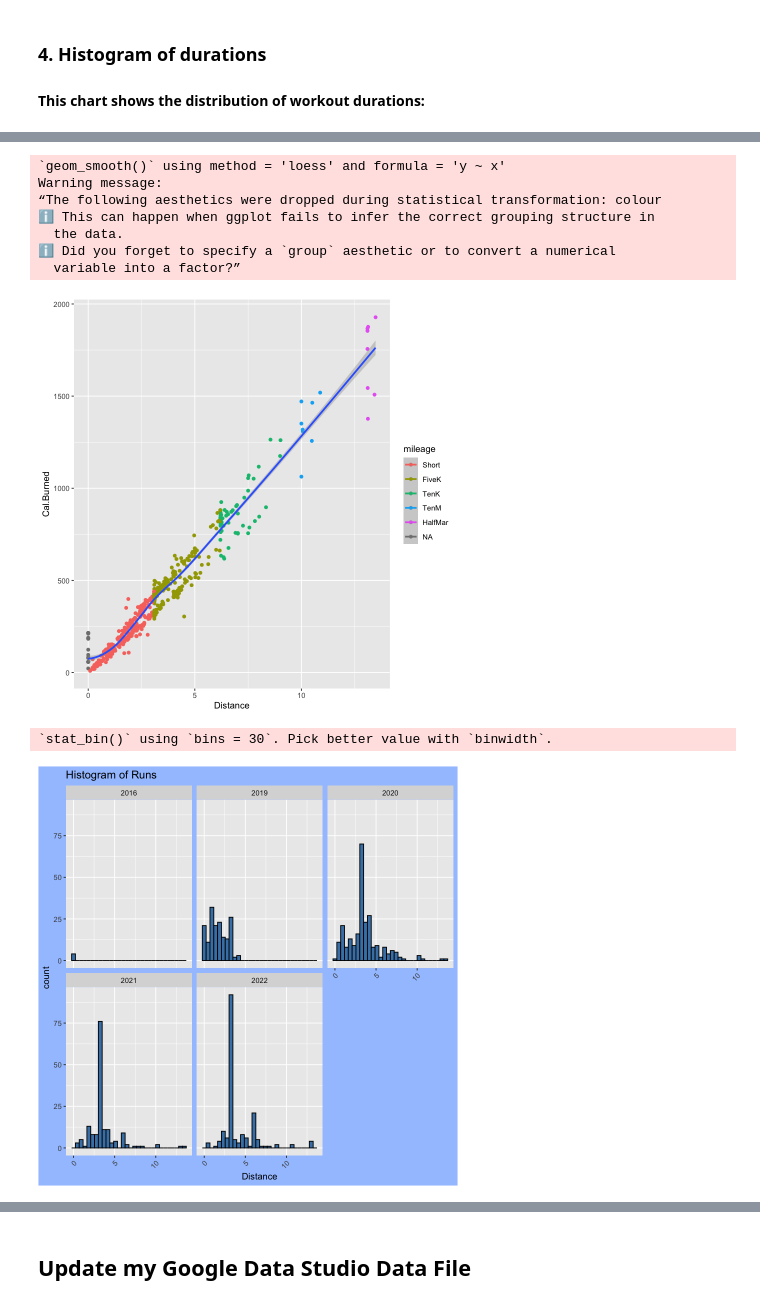
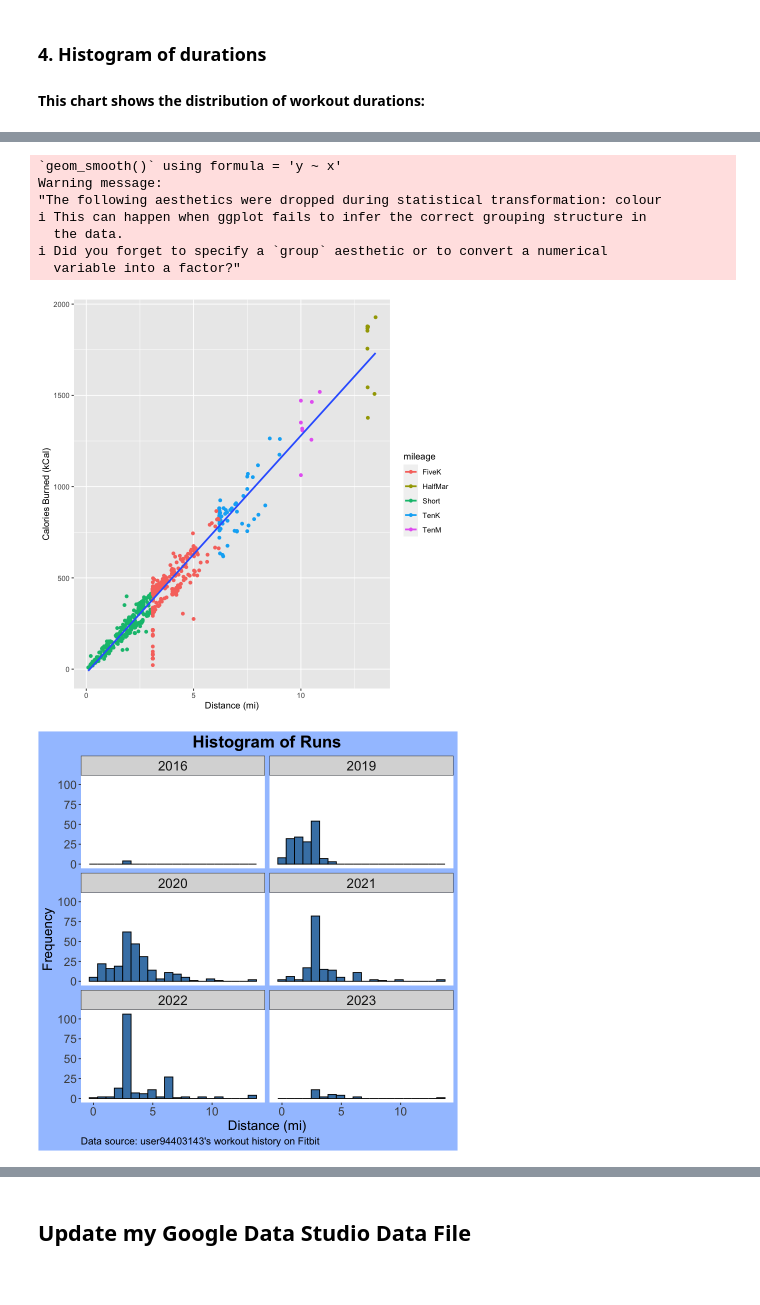
Before and after one commit to Cbhami/Coraline, a Jupyter notebook: MapMyRunProjects/r running.ipynb, the cells around one changed output, grey strips where cells are left out. Drawn from its saved outputs; the diff is of its cells as text; code cells hidden in the pictures.

```diff
--- a/MapMyRunProjects/r running.ipynb
+++ b/MapMyRunProjects/r running.ipynb
@@ -366,10 +312,10 @@ library(dplyr)
 
 df <- df %>%
   mutate(mileage = case_when(
-    'Distance (mi)' < 3.09 ~ "Short",
-    'Distance (mi)' >= 3.09 & 'Distance (mi)' < 6.19 ~ "FiveK",
-    'Distance (mi)' >= 6.19 & 'Distance (mi)' < 9.99 ~ "TenK",
-    'Distance (mi)' >= 9.99 & 'Distance (mi)' < 13.09 ~ "TenM",
+    `Distance (mi)` < 3.09 ~ "Short",
+    `Distance (mi)` >= 3.09 & `Distance (mi)` < 6.19 ~ "FiveK",
+    `Distance (mi)` >= 6.19 & `Distance (mi)` < 9.99 ~ "TenK",
+    `Distance (mi)` >= 9.99 & `Distance (mi)` < 13.09 ~ "TenM",
     TRUE ~ "HalfMar"
   ))
 # %%
@@ -385,11 +336,0 @@ A tibble: 4 × 21
-# %%
-library(lubridate)
-#library(tidyverse)
-
-df$Date <- ymd(df$Date)
-head(df, 1)
-
-#df <- df %>% mutate(Date=mdy(Date))
-#df <- df %>% mutate(Date.Sub=mdy(Date.Sub))
-#df <- df %>% mutate(Date=mdy(Date))
-#df <- df %>% mutate(Date.Sub=mdy(Date.Sub))
@@ -559,3 +503,0 @@ library(lubridate)
-# %%
-df$year <- format(df$Date, format = "%Y")
-df$year <- as.integer(df$year)
@@ -572,23 +504,33 @@ A data.frame: 4 × 13
 # %%
-ggplot(data = df, mapping = aes(x = Distance, y = Cal.Burned, color = mileage)) +
-    geom_point() + geom_smooth(aes(color = year))
+ggplot(data = df, mapping = aes(x = `Distance (mi)`, y = `Calories Burned (kCal)`, color = mileage)) +
+  geom_point() +
+  geom_smooth(aes(color = year), method = "lm", se = FALSE)
 # %% [output]
-`geom_smooth()` using method = 'loess' and formula = 'y ~ x'
+`geom_smooth()` using formula = 'y ~ x'
 Warning message:
-“The following aesthetics were dropped during statistical transformation: colour
-ℹ This can happen when ggplot fails to infer the correct grouping structure in
+"The following aesthetics were dropped during statistical transformation: colour
+i This can happen when ggplot fails to infer the correct grouping structure in
   the data.
-ℹ Did you forget to specify a `group` aesthetic or to convert a numerical
-  variable into a factor?”
+i Did you forget to specify a `group` aesthetic or to convert a numerical
+  variable into a factor?"
-[figure, old version]
+[figure, new version]
 # %%
 library(ggplot2)
-ggplot(data=df, aes(x=Distance)) +
-  geom_histogram(fill="steelblue", color="black") +
+
+ggplot(data = df, aes(x = `Distance (mi)`)) +
+  geom_histogram(fill = "steelblue", color = "black", bins = 20) +
   ggtitle("Histogram of Runs") +
-  facet_wrap(~year) +
-  theme(axis.text.x = element_text(angle = 45, hjust = 1),
-  plot.background = element_rect(fill = "#a3c5ff"))
+  facet_wrap(~ year, ncol = 2) +
+  labs(x = "Distance (mi)", y = "Frequency", caption = "Data source: user94403143's workout history on Fitbit") +
+  theme_bw() +
+  theme(plot.title = element_text(size = 20, face = "bold", hjust = 0.5),
+        axis.title = element_text(size = 16),
+        axis.text = element_text(size = 14),
+        strip.text = element_text(size = 16),
+        panel.grid.major = element_blank(),
+        panel.grid.minor = element_blank(),
+        panel.border = element_blank(),
+        plot.caption = element_text(size = 12, hjust = 0),
+        plot.background = element_rect(fill = "#a3c5ff"))
 # %% [output]
-`stat_bin()` using `bins = 30`. Pick better value with `binwidth`.
-[figure, old version]
+[figure, new version]
```
Also changed, not shown: parts of 108 cells of this notebook, 2 other files.
